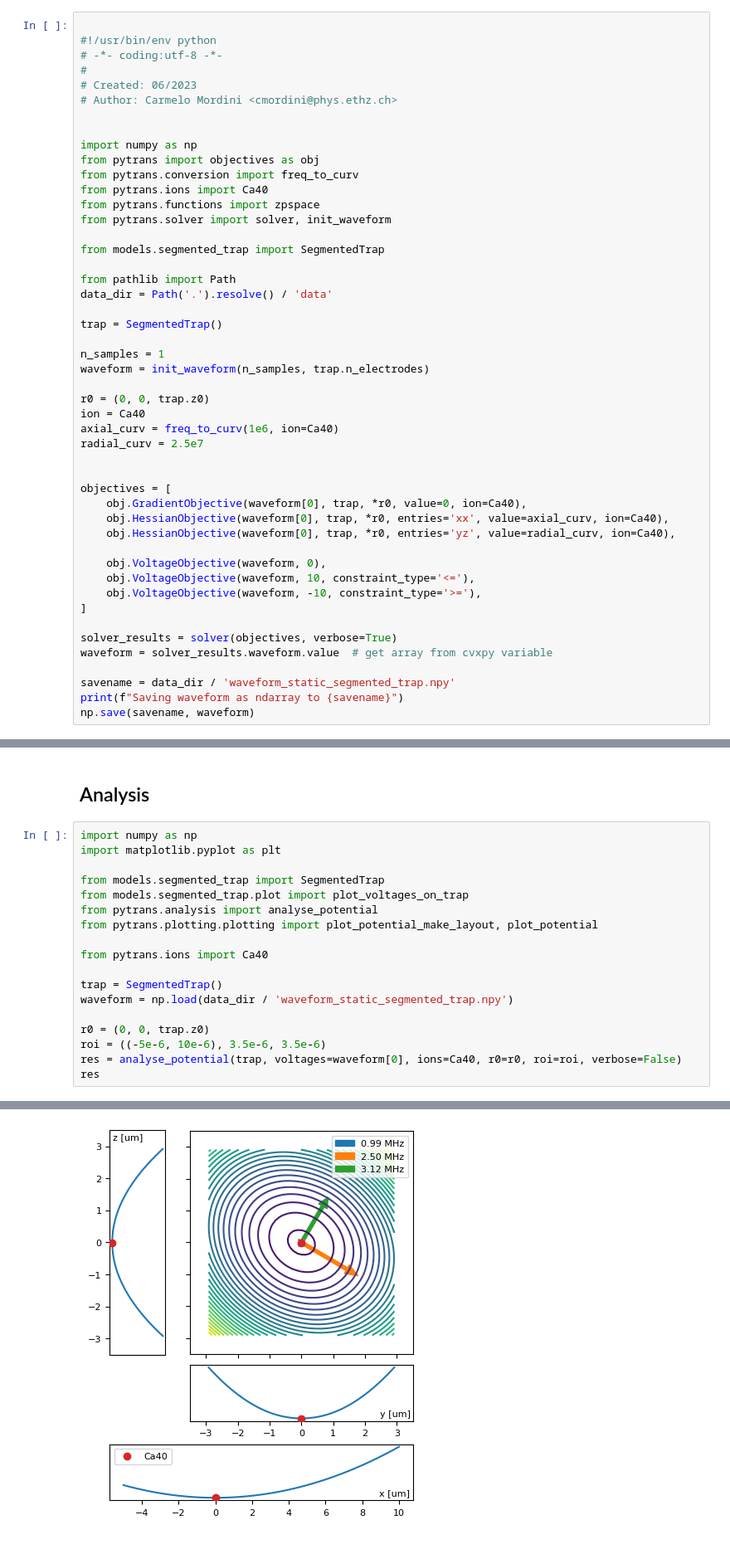
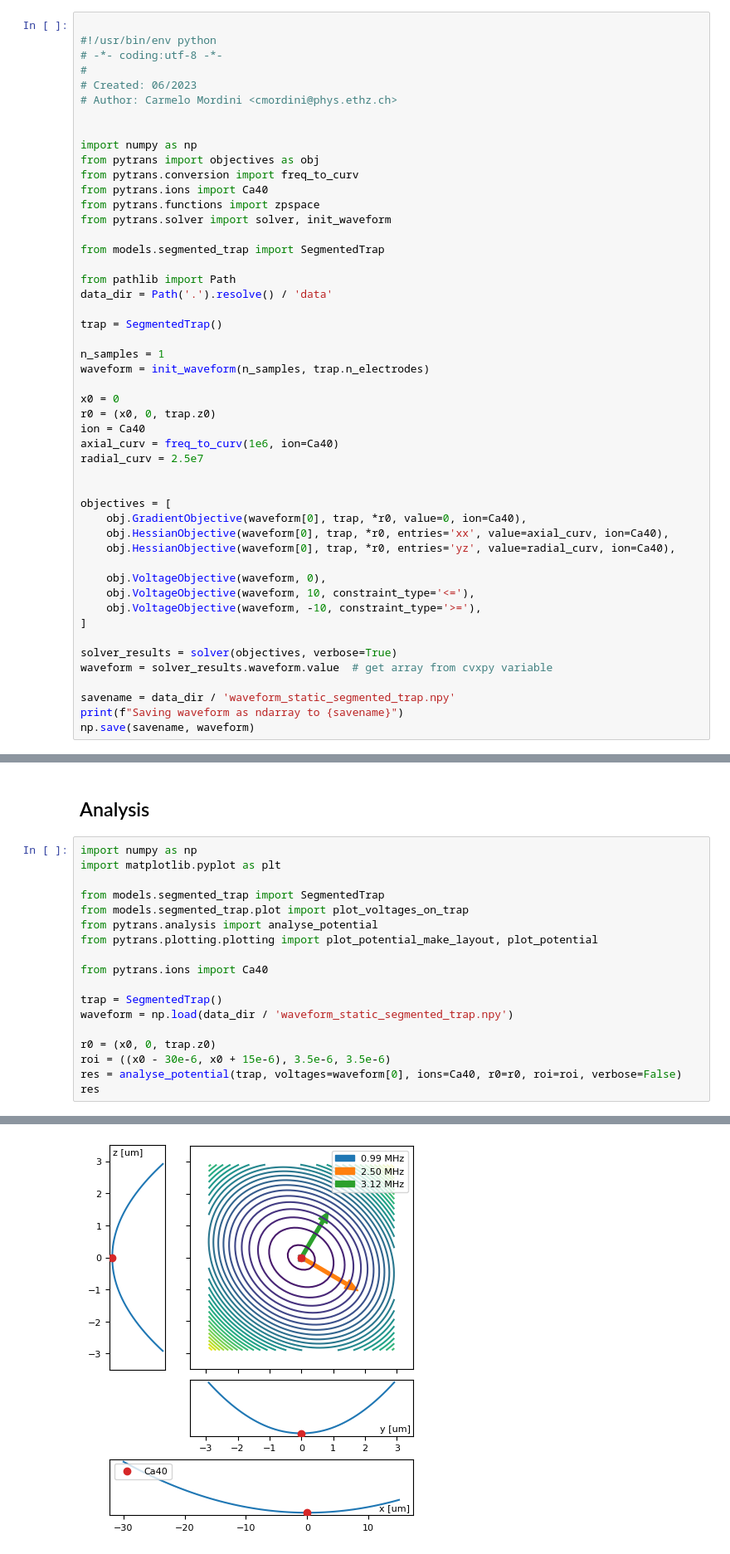
Before and after one commit to tiqi-group/pytrans-examples, a Jupyter notebook: examples/01_static_potential.ipynb, the cells around one changed output, grey strips where cells are left out. Shown at 83% size. Cells and saved outputs as stored; diff of their text form.

```diff
--- a/examples/01_static_potential.ipynb
+++ b/examples/01_static_potential.ipynb
@@ -29,7 +29,8 @@ trap = SegmentedTrap()
 n_samples = 1
 waveform = init_waveform(n_samples, trap.n_electrodes)
 
-r0 = (0, 0, trap.z0)
+x0 = 0
+r0 = (x0, 0, trap.z0)
 ion = Ca40
 axial_curv = freq_to_curv(1e6, ion=Ca40)
 radial_curv = 2.5e7
@@ -85,8 +103,8 @@ from pytrans.ions import Ca40
 trap = SegmentedTrap()
 waveform = np.load(data_dir / 'waveform_static_segmented_trap.npy')
 
-r0 = (0, 0, trap.z0)
-roi = ((-5e-6, 10e-6), 3.5e-6, 3.5e-6)
+r0 = (x0, 0, trap.z0)
+roi = ((x0 - 30e-6, x0 + 15e-6), 3.5e-6, 3.5e-6)
 res = analyse_potential(trap, voltages=waveform[0], ions=Ca40, r0=r0, roi=roi, verbose=False)
 res
 # %% [output]
@@ -112,4 +130,4 @@ Tilt angle of mode 2 (3.12): 59.54°
-[figure, old version]
+[figure, new version]
 # %%
 _ = plot_voltages_on_trap(trap, waveform[0])
 # %% [output]
```
Also changed, not shown: parts of 5 cells of this notebook, 23 other files.
